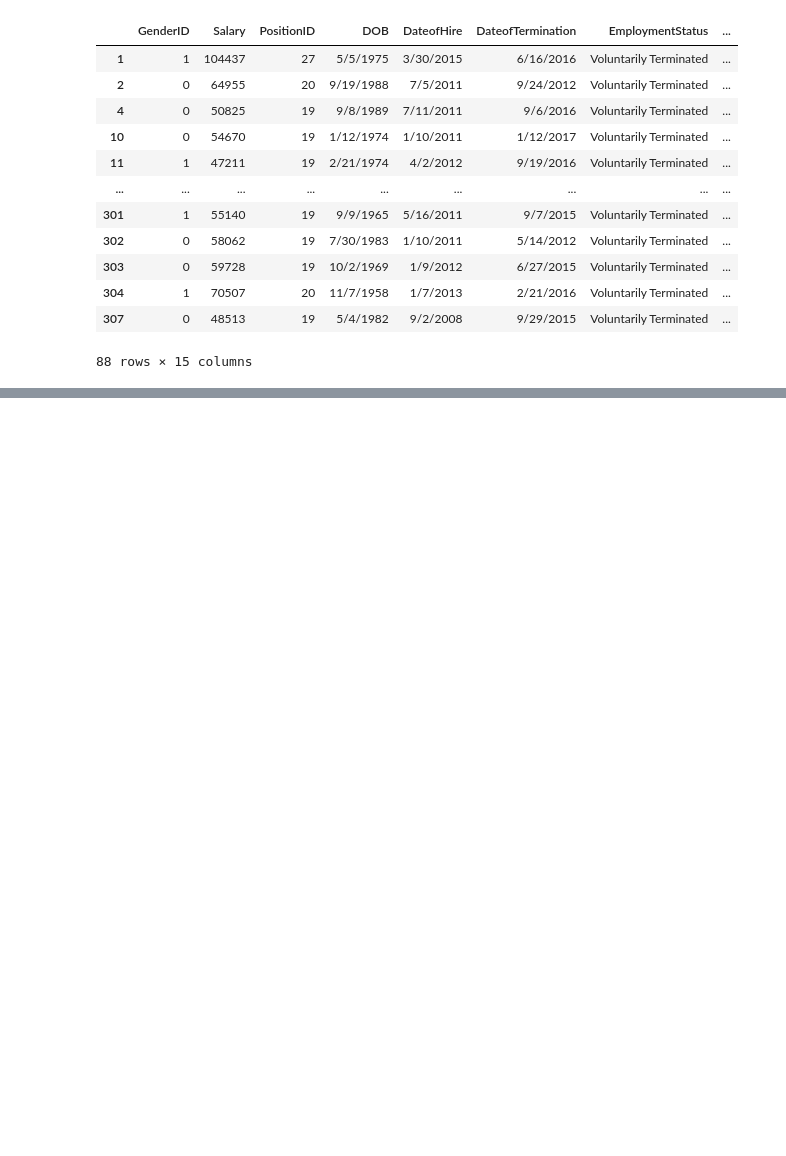
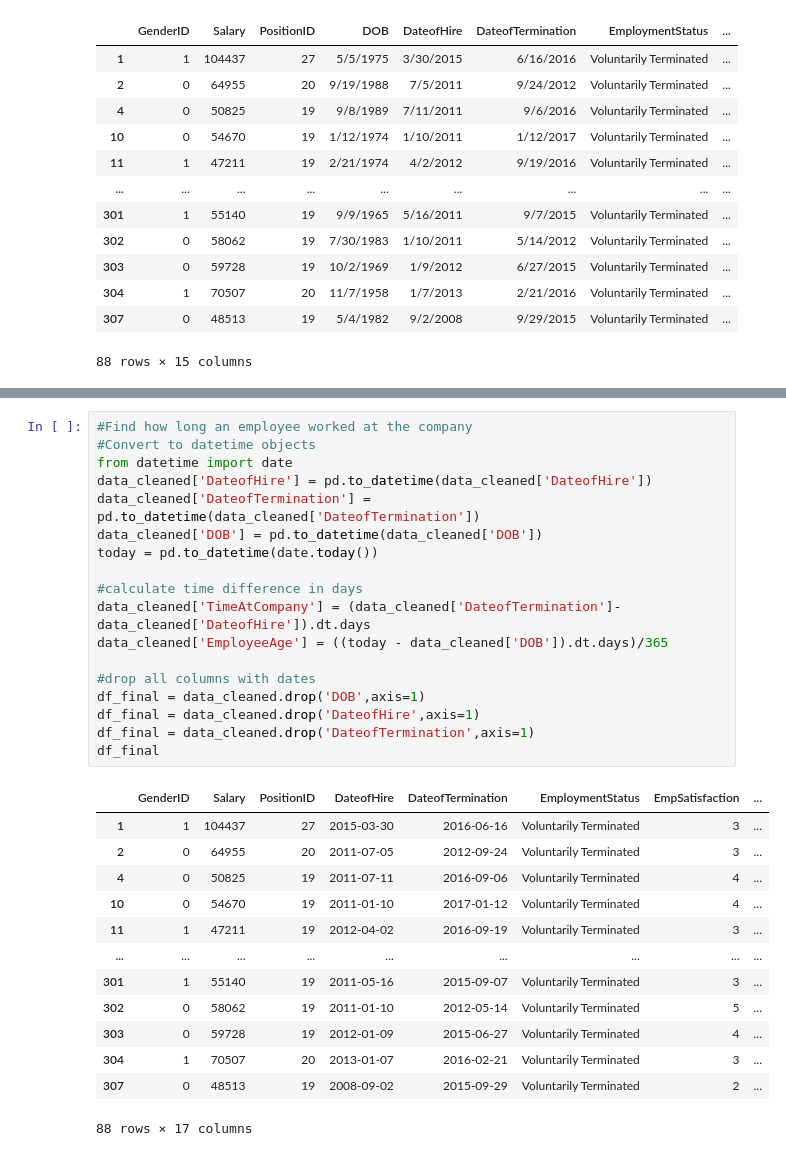
Before and after one commit to akazachk-teaching/Project-Group-5, a Jupyter notebook: project-code.ipynb, the cells around one changed output, grey strips where cells are left out. Cells and saved outputs as stored; diff of their text form; blank space fills up the shorter version.

Commit message:
Data cleaning complete

```diff
--- a/project-code.ipynb
+++ b/project-code.ipynb
@@ -166,0 +142,32 @@ SyntaxError: invalid syntax (1771317909.py, line 3)
+# %%
+#Find how long an employee worked at the company
+#Convert to datetime objects
+from datetime import date
+data_cleaned['DateofHire'] = pd.to_datetime(data_cleaned['DateofHire'])
+data_cleaned['DateofTermination'] = pd.to_datetime(data_cleaned['DateofTermination'])
+data_cleaned['DOB'] = pd.to_datetime(data_cleaned['DOB'])
+today = pd.to_datetime(date.today())
+
+#calculate time difference in days
+data_cleaned['TimeAtCompany'] = (data_cleaned['DateofTermination']-data_cleaned['DateofHire']).dt.days
+data_cleaned['EmployeeAge'] = ((today - data_cleaned['DOB']).dt.days)/365
+
+#drop all columns with dates
+df_final = data_cleaned.drop('DOB',axis=1)
+df_final = data_cleaned.drop('DateofHire',axis=1)
+df_final = data_cleaned.drop('DateofTermination',axis=1)
+df_final
+# %% [output]
+|  | GenderID | Salary | PositionID | DateofHire | DateofTermination | EmploymentStatus | EmpSatisfaction | ... |
+| 1 | 1 | 104437 | 27 | 2015-03-30 | 2016-06-16 | Voluntarily Terminated | 3 | ... |
+| 2 | 0 | 64955 | 20 | 2011-07-05 | 2012-09-24 | Voluntarily Terminated | 3 | ... |
+| 4 | 0 | 50825 | 19 | 2011-07-11 | 2016-09-06 | Voluntarily Terminated | 4 | ... |
+| 10 | 0 | 54670 | 19 | 2011-01-10 | 2017-01-12 | Voluntarily Terminated | 4 | ... |
+| 11 | 1 | 47211 | 19 | 2012-04-02 | 2016-09-19 | Voluntarily Terminated | 3 | ... |
+| ... | ... | ... | ... | ... | ... | ... | ... | ... |
+| 301 | 1 | 55140 | 19 | 2011-05-16 | 2015-09-07 | Voluntarily Terminated | 3 | ... |
+| 302 | 0 | 58062 | 19 | 2011-01-10 | 2012-05-14 | Voluntarily Terminated | 5 | ... |
+| 303 | 0 | 59728 | 19 | 2012-01-09 | 2015-06-27 | Voluntarily Terminated | 4 | ... |
+| 304 | 1 | 70507 | 20 | 2013-01-07 | 2016-02-21 | Voluntarily Terminated | 3 | ... |
+| 307 | 0 | 48513 | 19 | 2008-09-02 | 2015-09-29 | Voluntarily Terminated | 2 | ... |
+88 rows × 17 columns
```
Also changed, not shown: parts of 5 cells of this notebook.
